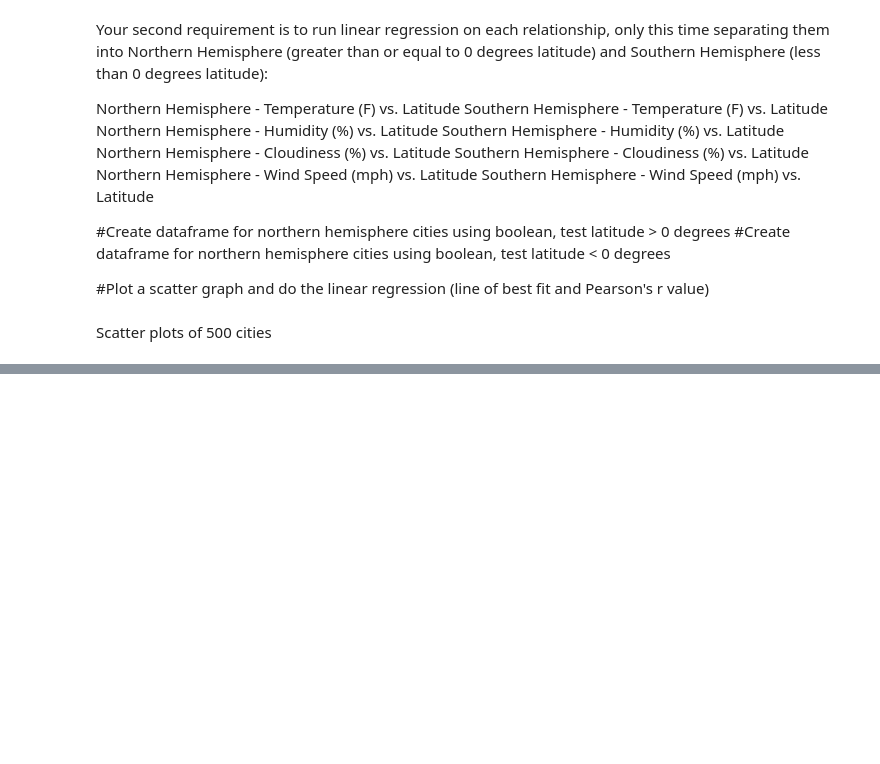
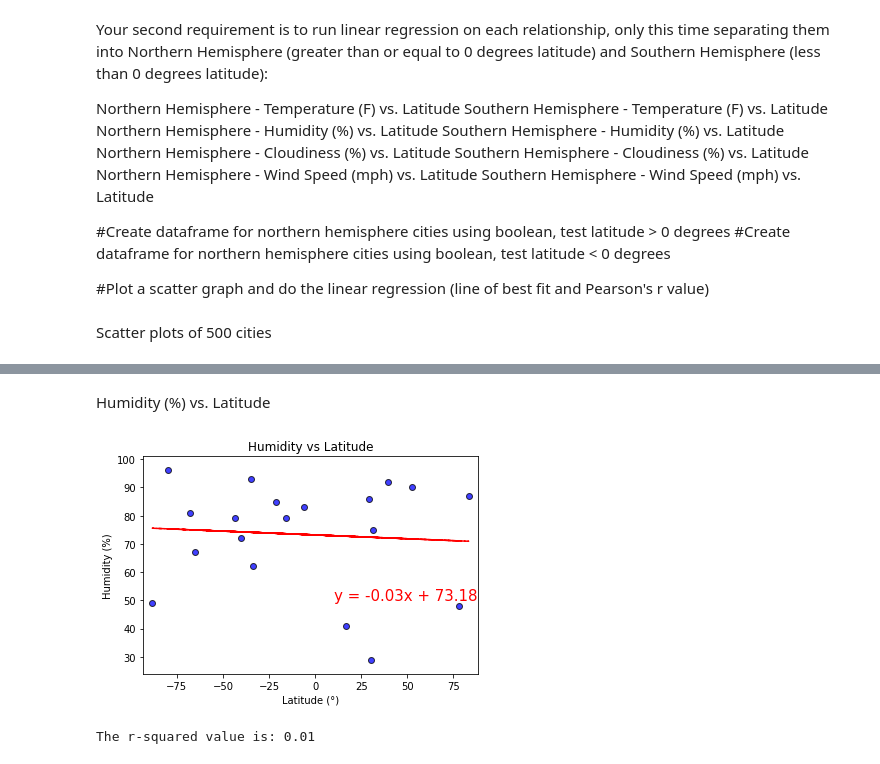
Before and after one commit to annabelcheong/python-api-challenge, a Jupyter notebook: WeatherPy/WeatherPy.ipynb, the cells around one changed output, grey strips where cells are left out. Drawn from its saved outputs; the diff is of its cells as text; code cells hidden in the pictures; blank space fills up the shorter version.

```diff
--- a/WeatherPy/WeatherPy.ipynb
+++ b/WeatherPy/WeatherPy.ipynb
@@ -269,0 +266,34 @@ plt.show()
+# %% [markdown]
+Humidity (%) vs. Latitude
+# %%
+###Create scatter plot of Humidity (%) vs Latitude(°)
+
+#Use dataframe from previous cell: weather1_data
+weather1_data
+
+# Add the linear regression equation and line to plot
+x_values = weather1_data["Latitude"]
+y_values = weather1_data["Latitude Humidity"]
+(slope, intercept, rvalue, pvalue, stderr) = linregress(x_values, y_values)
+regress_values = x_values * slope + intercept
+line_eq = "y = " + str(round(slope,2)) + "x + " + str(round(intercept,2))
+#Make a scatter plot
+plt.scatter(x_values, y_values, marker="o", facecolors="blue", edgecolors="black", alpha=0.75);
+# The y limits of our scatter plot
+plt.ylim(min(y_values)-5, max(y_values)+5)
+# The x limits of our scatter plot
+plt.xlim(min(x_values)-5, max(x_values)+5)
+#Plot linear regression model
+plt.plot(x_values,regress_values,"--",color="red")
+#Annotate the linear eqn y=mx+c
+plt.annotate(line_eq,(10,50),fontsize=15,color="red")
+#Label title, x-axis and y-axis
+plt.title("Humidity vs Latitude")
+plt.xlabel("Latitude (°)")
+plt.ylabel("Humidity (%)")
+plt.show()
+#Pearson's R Value
+print(f"The r-squared value is: {rvalue**2:.2f}")
+# %% [output]
+[figure, added]
+The r-squared value is: 0.01
```
Also changed, not shown: parts of 21 cells of this notebook.
